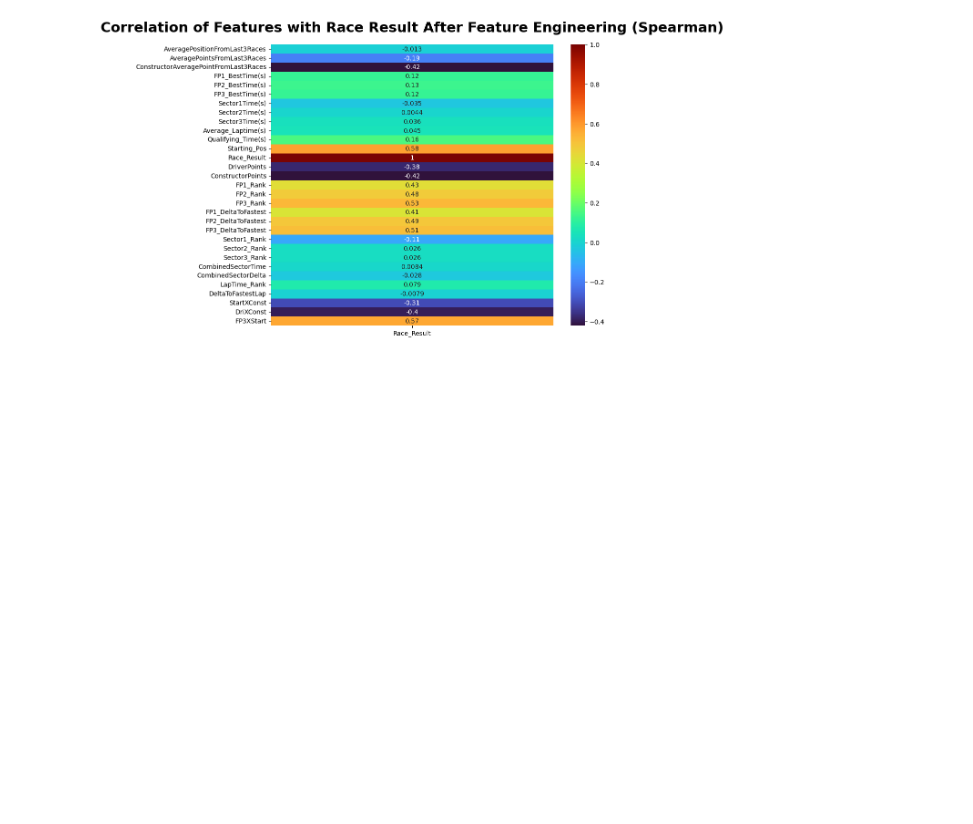
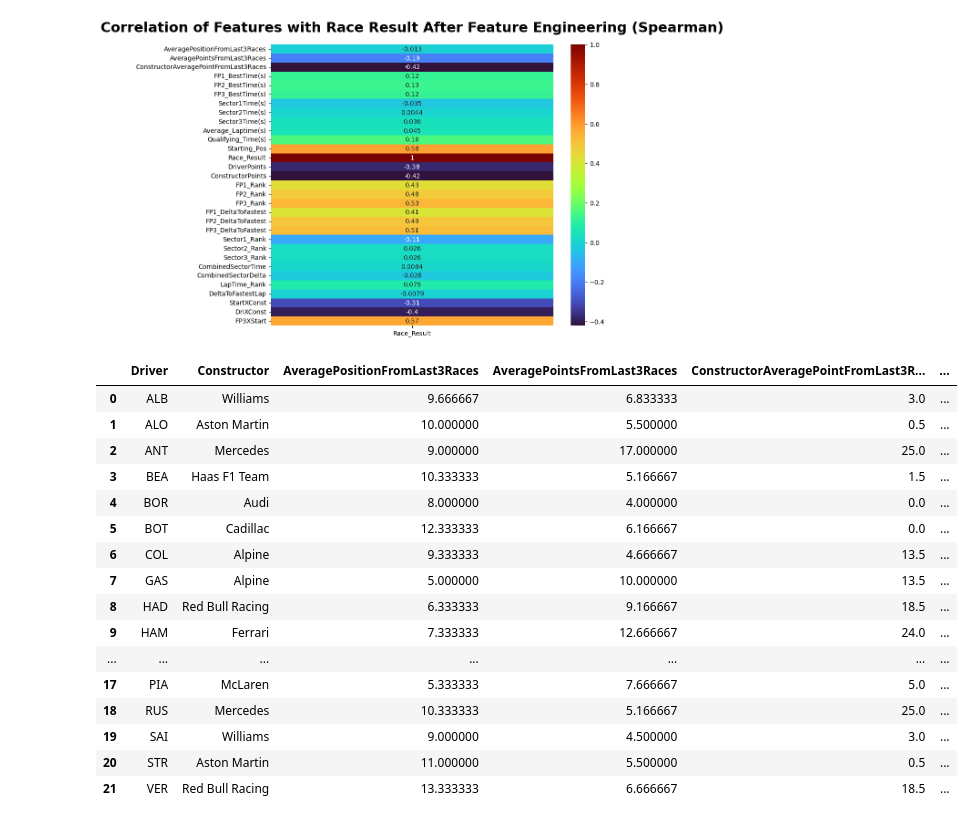
Before and after one commit to SatyamKumar457/F1-2026-Prediction, a Jupyter notebook: Race/07.BarcelonaGP/EDA.ipynb, the cells around one changed output. Cells and saved outputs as stored; diff of their text form; code cells hidden in the pictures; blank space fills up the shorter version.

Commit message:
Preduction Data Done.

```diff
--- a/Race/07.BarcelonaGP/EDA.ipynb
+++ b/Race/07.BarcelonaGP/EDA.ipynb
@@ -768,3 +768,25 @@ plt.show()
 [figure]
 # %%
 TRA.to_csv("Data/TrainingData.csv",index=False)
+# %%
+BAR = pd.read_csv("Data/BarcelonaGP.csv")
+# %%
+BAR
+# %% [output]
+|  | Driver | Constructor | AveragePositionFromLast3Races | AveragePointsFromLast3Races | ConstructorAveragePointFromLast3R... | ... |
+| 0 | ALB | Williams | 9.666667 | 6.833333 | 3.0 | ... |
+| 1 | ALO | Aston Martin | 10.000000 | 5.500000 | 0.5 | ... |
+| 2 | ANT | Mercedes | 9.000000 | 17.000000 | 25.0 | ... |
+| 3 | BEA | Haas F1 Team | 10.333333 | 5.166667 | 1.5 | ... |
+| 4 | BOR | Audi | 8.000000 | 4.000000 | 0.0 | ... |
+| 5 | BOT | Cadillac | 12.333333 | 6.166667 | 0.0 | ... |
+| 6 | COL | Alpine | 9.333333 | 4.666667 | 13.5 | ... |
+| 7 | GAS | Alpine | 5.000000 | 10.000000 | 13.5 | ... |
+| 8 | HAD | Red Bull Racing | 6.333333 | 9.166667 | 18.5 | ... |
+| 9 | HAM | Ferrari | 7.333333 | 12.666667 | 24.0 | ... |
+| ... | ... | ... | ... | ... | ... | ... |
+| 17 | PIA | McLaren | 5.333333 | 7.666667 | 5.0 | ... |
+| 18 | RUS | Mercedes | 10.333333 | 5.166667 | 25.0 | ... |
+| 19 | SAI | Williams | 9.000000 | 4.500000 | 3.0 | ... |
+| 20 | STR | Aston Martin | 11.000000 | 5.500000 | 0.5 | ... |
+| 21 | VER | Red Bull Racing | 13.333333 | 6.666667 | 18.5 | ... |
```
Also changed, not shown: parts of 3 cells of this notebook, 1 other file.
